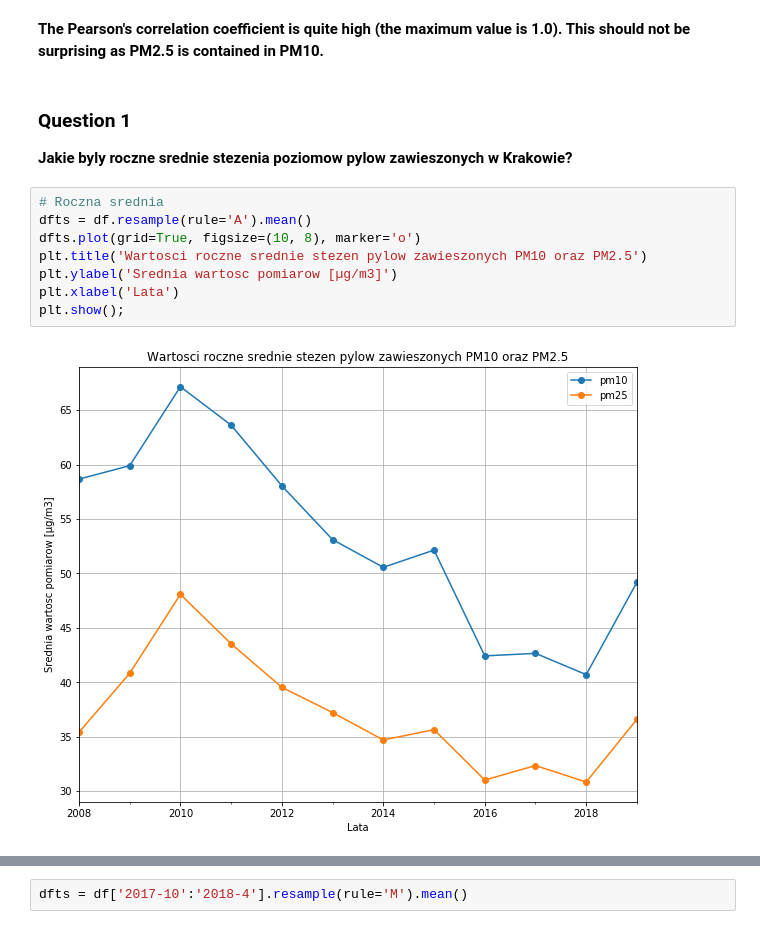
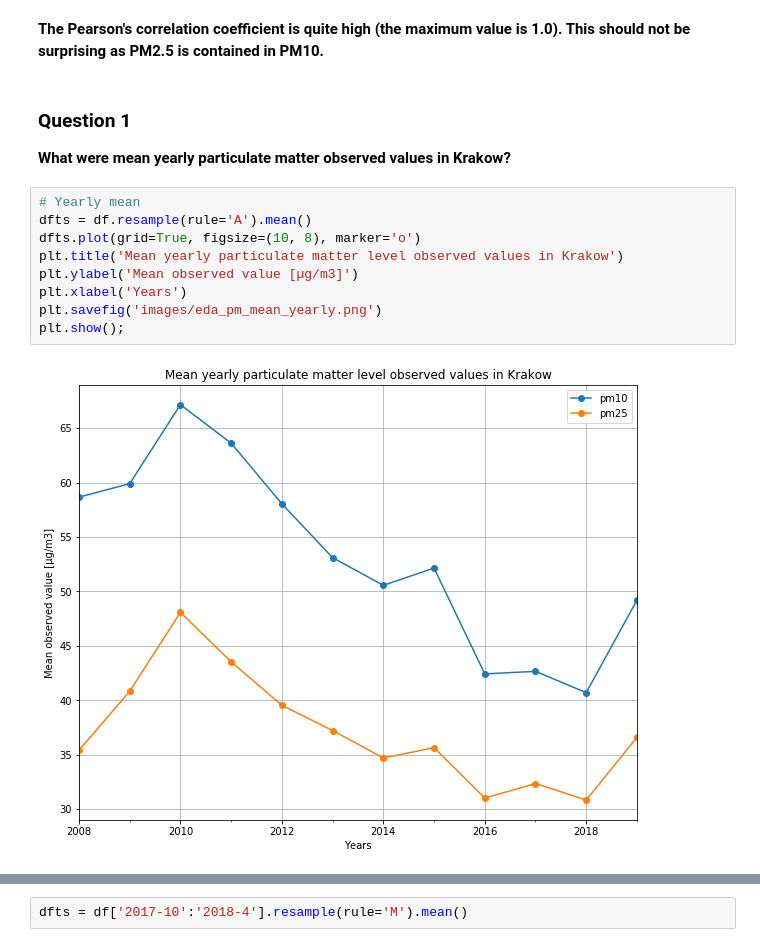
Before and after one commit to ksatola/air-polution, a Jupyter notebook: agh/030_EDA_PM25.ipynb, the cells around one changed output, grey strips where cells are left out. Cells and saved outputs as stored; diff of their text form.

```diff
--- a/agh/030_EDA_PM25.ipynb
+++ b/agh/030_EDA_PM25.ipynb
@@ -202,17 +202,18 @@ print("PM10 and PM2.5 correlation coefficient: ", corr)
 PM10 and PM2.5 correlation coefficient:  0.9639339988579074
 # %% [markdown]
 **The Pearson's correlation coefficient is quite high (the maximum value is 1.0). This should not be surprising as PM2.5 is contained in PM10.**
-# %% [markdown]
-### Question 1
-**Jakie byly roczne srednie stezenia poziomow pylow zawieszonych w Krakowie?**
+# %% [markdown]
+### Question 1
+**What were mean yearly particulate matter observed values in Krakow?**
 # %%
-# Roczna srednia
+# Yearly mean
 dfts = df.resample(rule='A').mean()
 dfts.plot(grid=True, figsize=(10, 8), marker='o')
-plt.title('Wartosci roczne srednie stezen pylow zawieszonych PM10 oraz PM2.5')
-plt.ylabel('Srednia wartosc pomiarow [µg/m3]')
-plt.xlabel('Lata')
+plt.title('Mean yearly particulate matter level observed values in Krakow')
+plt.ylabel('Mean observed value [µg/m3]')
+plt.xlabel('Years')
+plt.savefig('images/eda_pm_mean_yearly.png')
 plt.show();
 # %% [output]
-[figure, old version]
+[figure, new version]
 # %%
```
Also changed, not shown: parts of 19 cells of this notebook, 4 other files.
